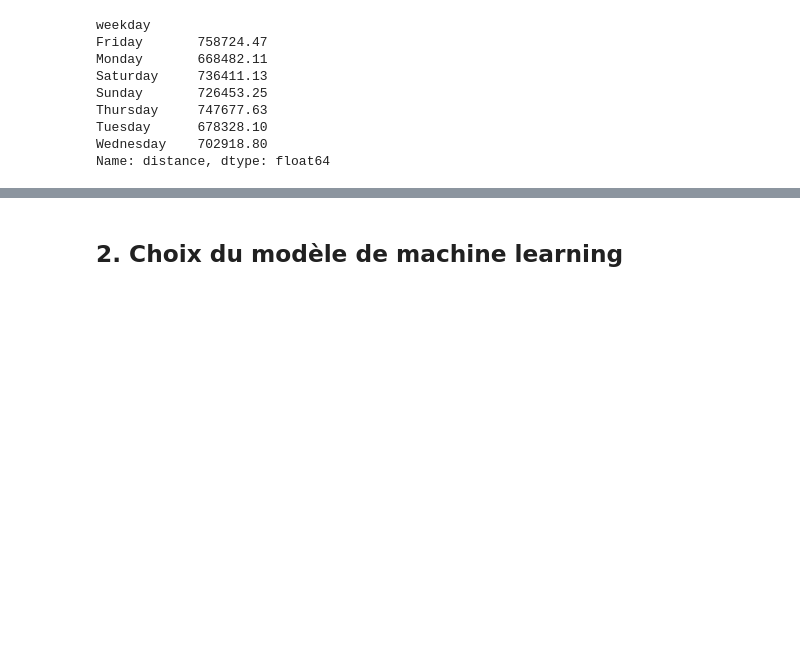
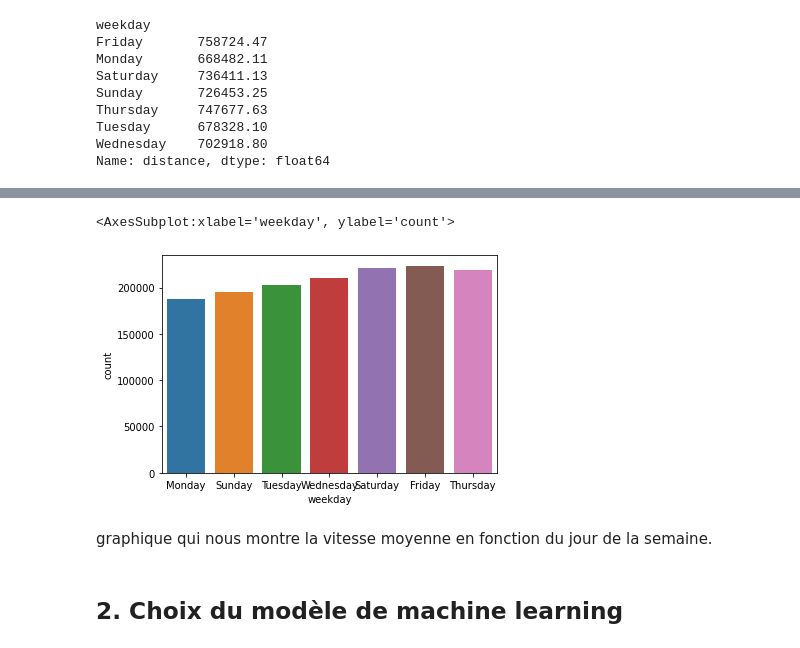
Before and after one commit to KevinB-a/NYC_cabs, a Jupyter notebook: notebook/explorattion_des_data_&_construction_models.ipynb, the cells around one changed output, grey strips where cells are left out. Saved outputs shown, nothing was run; the diff lists cells and outputs as text; code cells hidden in the pictures; blank space fills up the shorter version.

```diff
--- a/notebook/explorattion_des_data_&_construction_models.ipynb
+++ b/notebook/explorattion_des_data_&_construction_models.ipynb
@@ -135,3 +154,10 @@ Name: distance, dtype: float64
+# %%
+sns.countplot(x = df["weekday"] )
+# %% [output]
+<AxesSubplot:xlabel='weekday', ylabel='count'>
+[figure, added]
+# %% [markdown]
+graphique qui nous montre la vitesse moyenne en fonction du jour de la semaine.
 # %% [markdown]
 ## 2. Choix du modèle de machine learning
 # %% [markdown]
```
Also changed, not shown: parts of 8 cells of this notebook, 1 other file.
